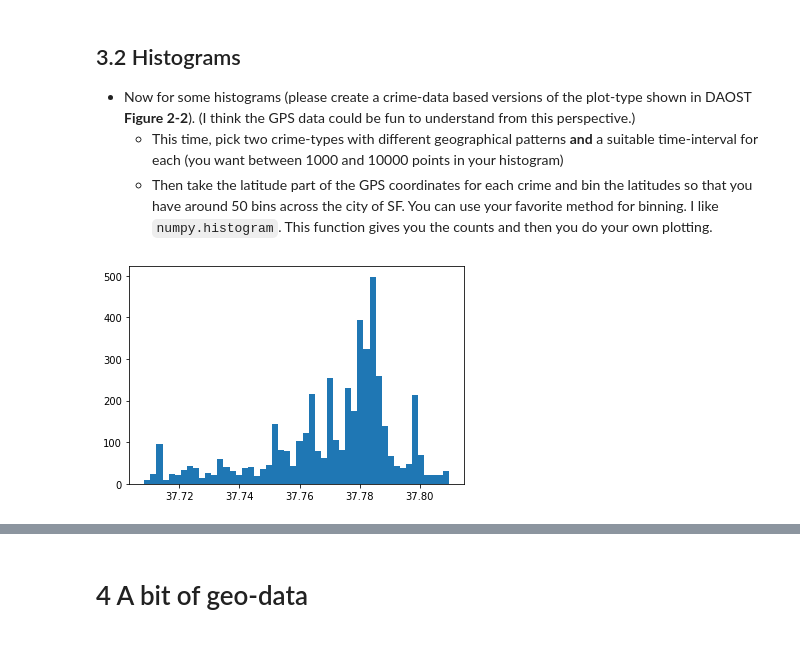
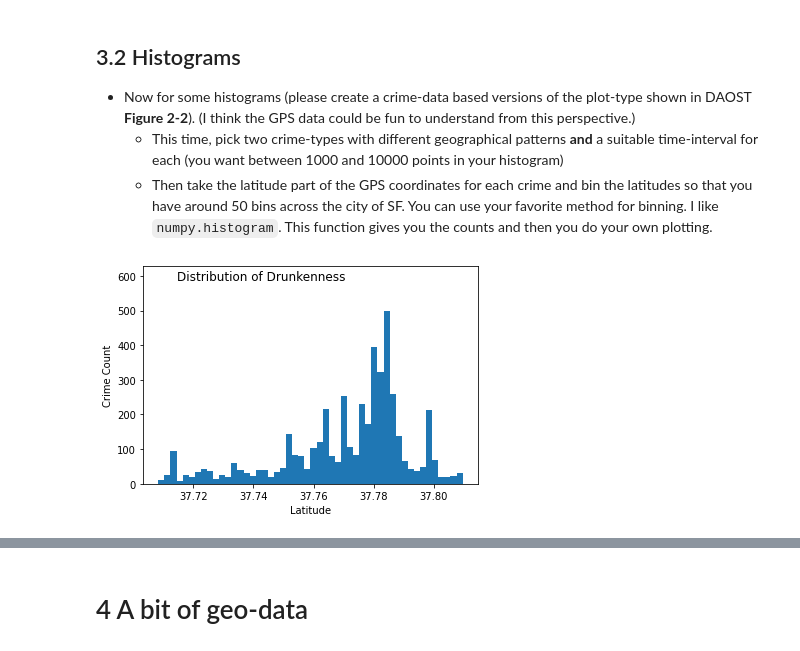
Before and after one commit to s171243/SocialDataAnalyis, a Jupyter notebook: Assignment_1_Solution.ipynb, the cells around one changed output, grey strips where cells are left out. Saved outputs shown, nothing was run; the diff lists cells and outputs as text; code cells hidden in the pictures.

```diff
--- a/Assignment_1_Solution.ipynb
+++ b/Assignment_1_Solution.ipynb
@@ -157,8 +165,13 @@ _ = df2.plot(x='Time', y='Num', lw=0, marker='o', figsize=(8,4))
 # %%
 df['Latitude'] = df.location.apply(lambda x: float(x.replace("POINT (", "").replace(")", "").split()[1]))
 df['Longitude'] = df.location.apply(lambda x: float(x.replace("POINT (", "").replace(")", "").split()[0]))
 drunk = df.loc[((df.Category == "DRUNKENNESS")) & (start_month) & (df.Date < datetime.datetime(year=2015, month=7, day=1))]
 vandal = df.loc[((df.Category == "VANDALISM")) & (start_month) & (df.Date < datetime.datetime(year=2015, month=7, day=1))]
-_ = plt.hist(drunk.Latitude, 50)
+plt.hist(drunk.Latitude, 50)
+ax = plt.gca()
+ax.set_title("Distribution of Drunkenness", loc='left', x=0.1, y=1.0, pad=-14)
+ax.set_ylim(ax.get_ylim()[0], ax.get_ylim()[1]*1.2)
+ax.set_xlabel("Latitude")
+_ = ax.set_ylabel("Crime Count")
 # %% [output]
-[figure, old version]
+[figure, new version]
```
Also changed, not shown: parts of 11 cells of this notebook.
